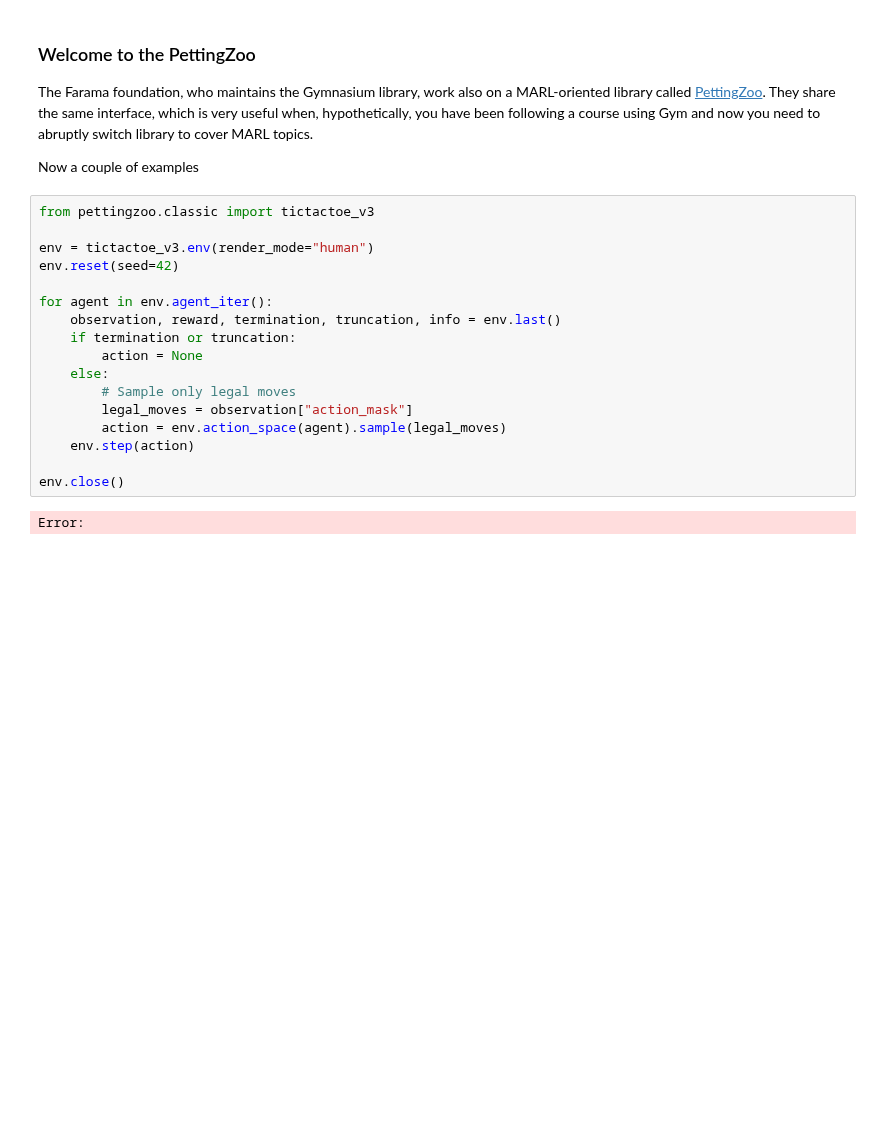
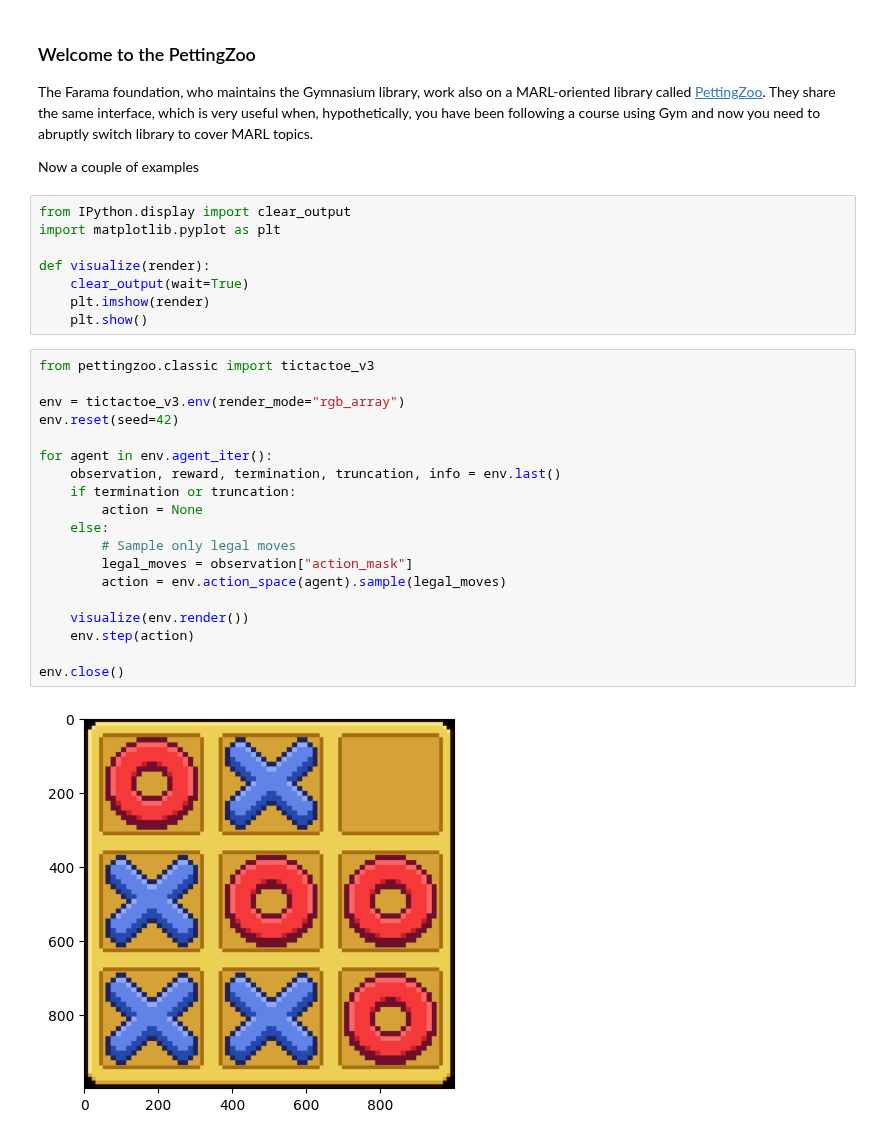
Before and after one commit to afflint/rlcoding, a Jupyter notebook: 2024-25/L7-multiagent-rl.ipynb, the cells around one changed output. Drawn from its saved outputs; the diff is of its cells as text; blank space fills up the shorter version.

Commit message:
env render now is done inside the notebook

```diff
--- a/2024-25/L7-multiagent-rl.ipynb
+++ b/2024-25/L7-multiagent-rl.ipynb
@@ -22,25 +22,35 @@ In the classic RL case, a policy is optimal if it maximises the _return_, define
 The Farama foundation, who maintains the Gymnasium library, work also on a MARL-oriented library called [PettingZoo](https://pettingzoo.farama.org/). They share the same interface, which is very useful when, hypothetically, you have been following a course using Gym and now you need to abruptly switch library to cover MARL topics.
 
 Now a couple of examples
+# %%
+from IPython.display import clear_output
+import matplotlib.pyplot as plt
+
+def visualize(render):
+	clear_output(wait=True)
+	plt.imshow(render)
+	plt.show()
 # %%
 from pettingzoo.classic import tictactoe_v3
 
-env = tictactoe_v3.env(render_mode="human")
+env = tictactoe_v3.env(render_mode="rgb_array")
 env.reset(seed=42)
 
 for agent in env.agent_iter():
 	observation, reward, termination, truncation, info = env.last()
 	if termination or truncation:
 		action = None
 	else:
 		# Sample only legal moves
 		legal_moves = observation["action_mask"]
 		action = env.action_space(agent).sample(legal_moves)
+
+	visualize(env.render())
 	env.step(action)
 
 env.close()
 # %% [output]
-Error:
+[figure, added]
 # %%
 from pettingzoo.butterfly import knights_archers_zombies_v10
 
```
Also changed, not shown: parts of 1 cell of this notebook, 1 other file.
